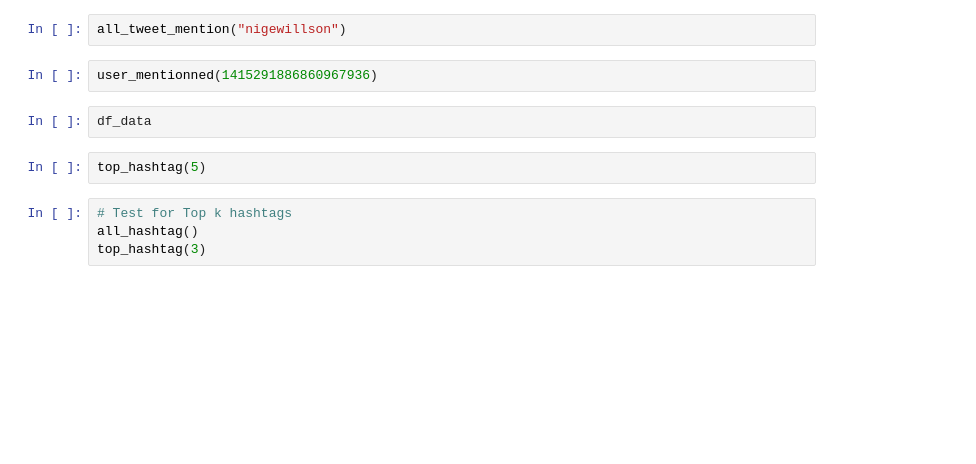
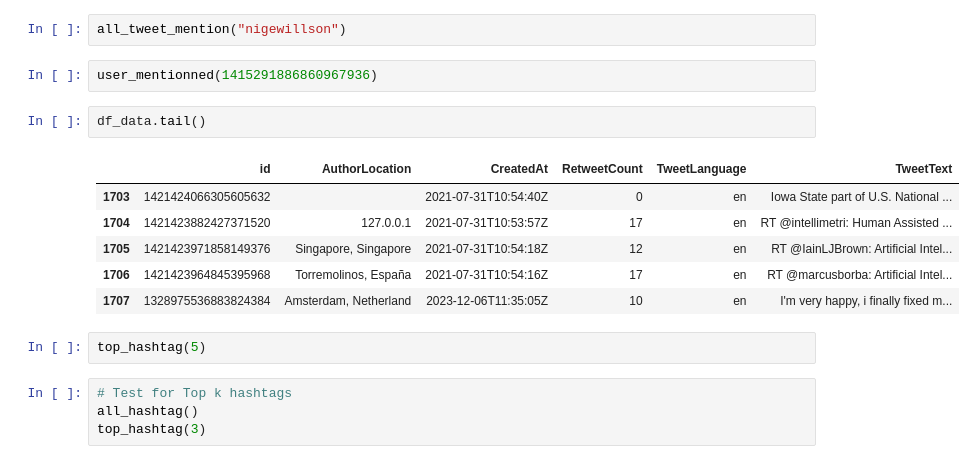
Before and after one commit to uvsq22202060/projet_InPoDa, a Jupyter notebook: test.ipynb, the cells around one changed output. Cells and saved outputs as stored; diff of their text form; blank space fills up the shorter version.

```diff
--- a/test.ipynb
+++ b/test.ipynb
@@ -334,7 +379,14 @@ all_tweet_mention("nigewillson")
 # %%
 user_mentionned(1415291886860967936)
 # %%
-df_data
+df_data.tail()
+# %% [output]
+|  | id | AuthorLocation | CreatedAt | RetweetCount | TweetLanguage | TweetText |
+| 1703 | 1421424066305605632 |  | 2021-07-31T10:54:40Z | 0 | en | Iowa State part of U.S. National ... |
+| 1704 | 1421423882427371520 | 127.0.0.1 | 2021-07-31T10:53:57Z | 17 | en | RT @intellimetri: Human Assisted ... |
+| 1705 | 1421423971858149376 | Singapore, Singapore | 2021-07-31T10:54:18Z | 12 | en | RT @IainLJBrown: Artificial Intel... |
+| 1706 | 1421423964845395968 | Torremolinos, España | 2021-07-31T10:54:16Z | 17 | en | RT @marcusborba: Artificial Intel... |
+| 1707 | 1328975536883824384 | Amsterdam, Netherland | 2023-12-06T11:35:05Z | 10 | en | I'm very happy, i finally fixed m... |
 # %%
 top_hashtag(5)
 # %%
```
Also changed, not shown: parts of 12 cells of this notebook, 1 other file.
